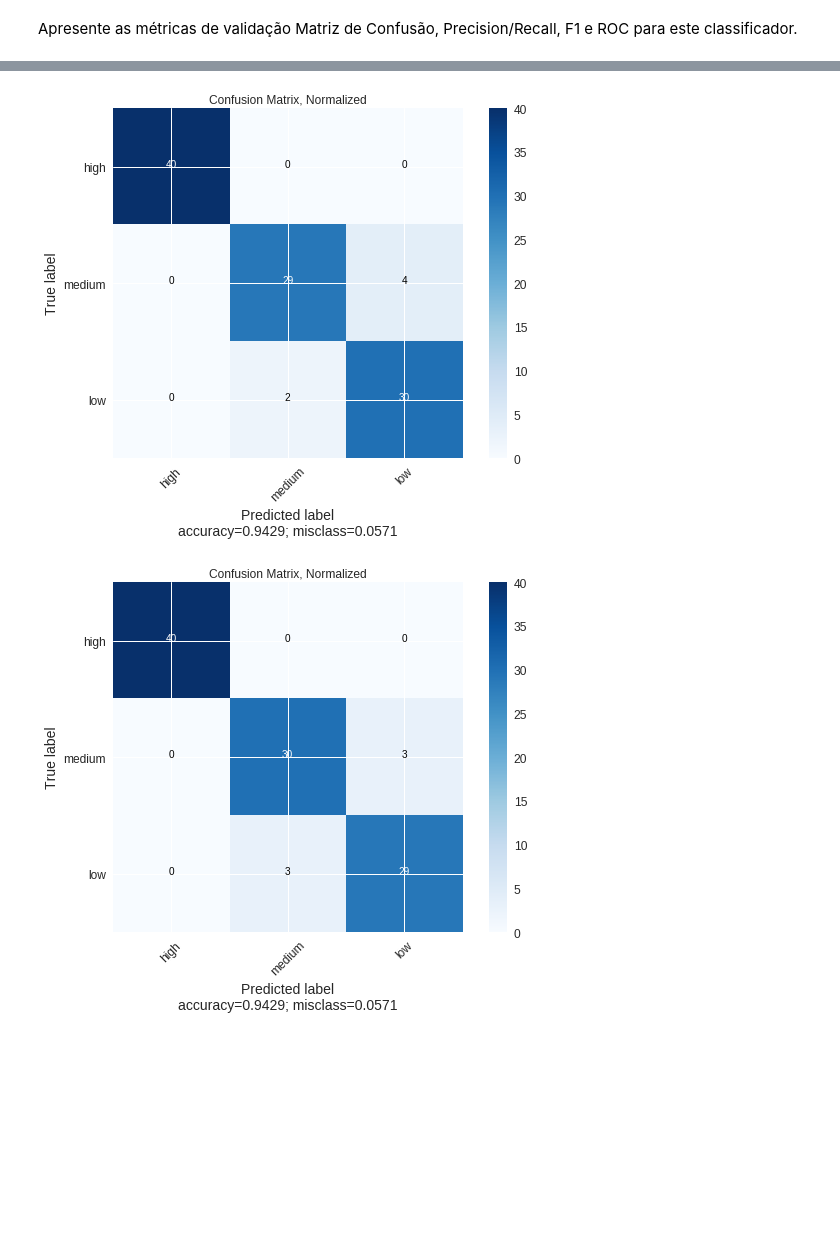
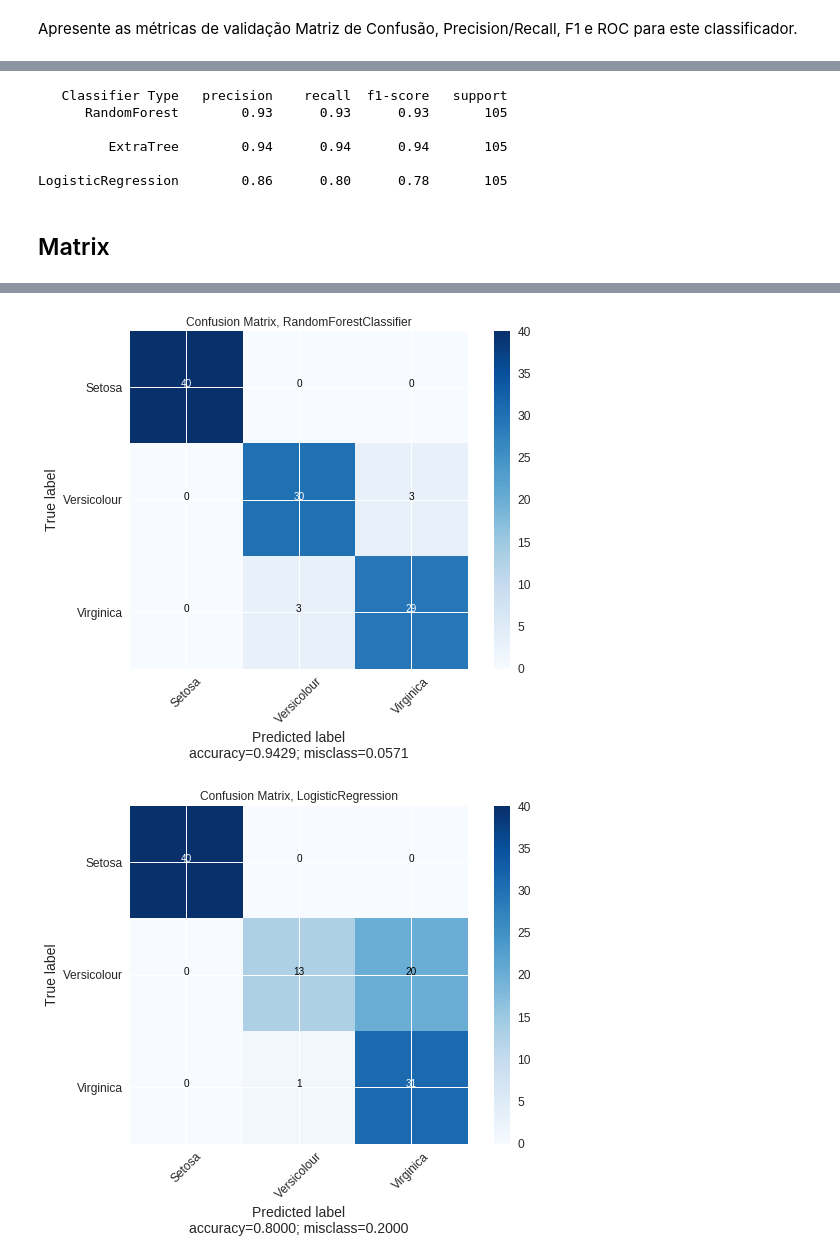
Before and after one commit to juangp3/ml-notebooks, a Jupyter notebook: ml/1.1-ml-classificacao-iris.ipynb, the cells around one changed output, grey strips where cells are left out. Saved outputs shown, nothing was run; the diff lists cells and outputs as text; code cells hidden in the pictures; blank space fills up the shorter version.

```diff
--- a/ml/1.1-ml-classificacao-iris.ipynb
+++ b/ml/1.1-ml-classificacao-iris.ipynb
@@ -354,28 +349,34 @@ X = iris.data[:,2:] # Features
 
 Crie um classificador capaz de separar as 3 classes de plantas.
 # %%
+#Import classifiers and auxiliar functions from sklearn
 from sklearn.model_selection import train_test_split
-
 from sklearn.ensemble import RandomForestClassifier
 from sklearn.linear_model import LogisticRegression
 from sklearn.ensemble import ExtraTreesClassifier
-from sklearn.svm import SVC
 
+#set random seed to 42 to achieve same results
 np.random.seed(42)
 
-svm = SVC()
+#instanciate the classifiers
 rfc = RandomForestClassifier(n_estimators=500)
-clf = ExtraTreesClassifier(n_estimators=500)
+clf = ExtraTreesClassifier()
 lor = LogisticRegression()
 
+
+#split the dataset into traning and validation
 train_features, valid_features, train_labels, valid_labels = train_test_split(X, y, train_size=0.30)
 
+
+#Training the classifier
 clf.fit(train_features, train_labels)
 rfc.fit(train_features, train_labels)
 lor.fit(train_features, train_labels)
-svm.fit(train_features, train_labels)
 
-#plot_clf(svm, train_features, train_labels)
-plot_clf(clf, train_features, train_labels)
-plot_clf(rfc, train_features, train_labels)
+
+plt.subplot(2, 2, 1)
+plot_classification('SVC RBF', clf, X, y, plt.cm.PRGn)
+plt.subplot(2, 2, 2)
+plot_classification('SVC RBF', rfc, X, y, plt.cm.PRGn)
+plot_logistic('SVC RBF', lor, X, y)
 # %% [output]
@@ -415,0 +393,12 @@ avg / total       0.86      0.80      0.78       105
+# %%
+target_labels = ['Setosa', 'Versicolour', 'Virginica']
+classificationLabels = ['RandomForest', 'ExtraTree','LogisticRegression']
+
+reportArry = ['','','']
+reportArry[0] = classification_report(valid_labels, valid_labels_clf, target_names=target_labels)
+reportArry[1] = classification_report(valid_labels, valid_labels_rfc, target_names=target_labels)
+reportArry[2] = classification_report(valid_labels, valid_labels_lor, target_names=target_labels)
+
+
+for i in range(0,len(reportArry)):
+  print(reportArry[i])
@@ -416,12 +425,23 @@ avg / total       0.86      0.80      0.78       105
+# %%
+print('{:>18} {}'.format('Classifier Type',reportArry[0].split('\n', 1)[0][11:]))
+for i in range(0,len(reportArry)):
+  print('{:>18} {}'.format(classificationLabels[i],reportArry[i].split('avg / total')[-1]))
+# %% [output]
+   Classifier Type   precision    recall  f1-score   support
+      RandomForest        0.93      0.93      0.93       105
+
+         ExtraTree        0.94      0.94      0.94       105
+
+LogisticRegression        0.86      0.80      0.78       105
+# %% [markdown]
+## Matrix
 # %%
-cm_svm = confusion_matrix(valid_labels, valid_labels_svm)
 cm_clf = confusion_matrix(valid_labels, valid_labels_clf)
 cm_rfc = confusion_matrix(valid_labels, valid_labels_rfc)
 cm_lor = confusion_matrix(valid_labels, valid_labels_lor)
 
 
-plot_confusion_matrix(cm_svm, normalize    = False, target_names = ['high', 'medium', 'low'],  title        = "Confusion Matrix, Normalized")
-plot_confusion_matrix(cm_clf, normalize    = False, target_names = ['high', 'medium', 'low'],  title        = "Confusion Matrix, Normalized")
-plot_confusion_matrix(cm_rfc, normalize    = False, target_names = ['high', 'medium', 'low'],  title        = "Confusion Matrix, Normalized")
-plot_confusion_matrix(cm_lor, normalize    = False, target_names = ['high', 'medium', 'low'],  title        = "Confusion Matrix, Normalized")
+plot_confusion_matrix(cm_clf, normalize    = False, target_names = target_labels,  title        = "Confusion Matrix, ExtraTreesClassifier")
+plot_confusion_matrix(cm_rfc, normalize    = False, target_names = target_labels,  title        = "Confusion Matrix, RandomForestClassifier")
+plot_confusion_matrix(cm_lor, normalize    = False, target_names = target_labels,  title        = "Confusion Matrix, LogisticRegression")
 # %% [output]
@@ -429,2 +449,2 @@ plot_confusion_matrix(cm_lor, normalize    = False, target_names = ['high', 'med
-[figure, old version]
+[figure, new version]
-[figure, old version]
+[figure, new version]
```
Also changed, not shown: parts of 15 cells of this notebook.
